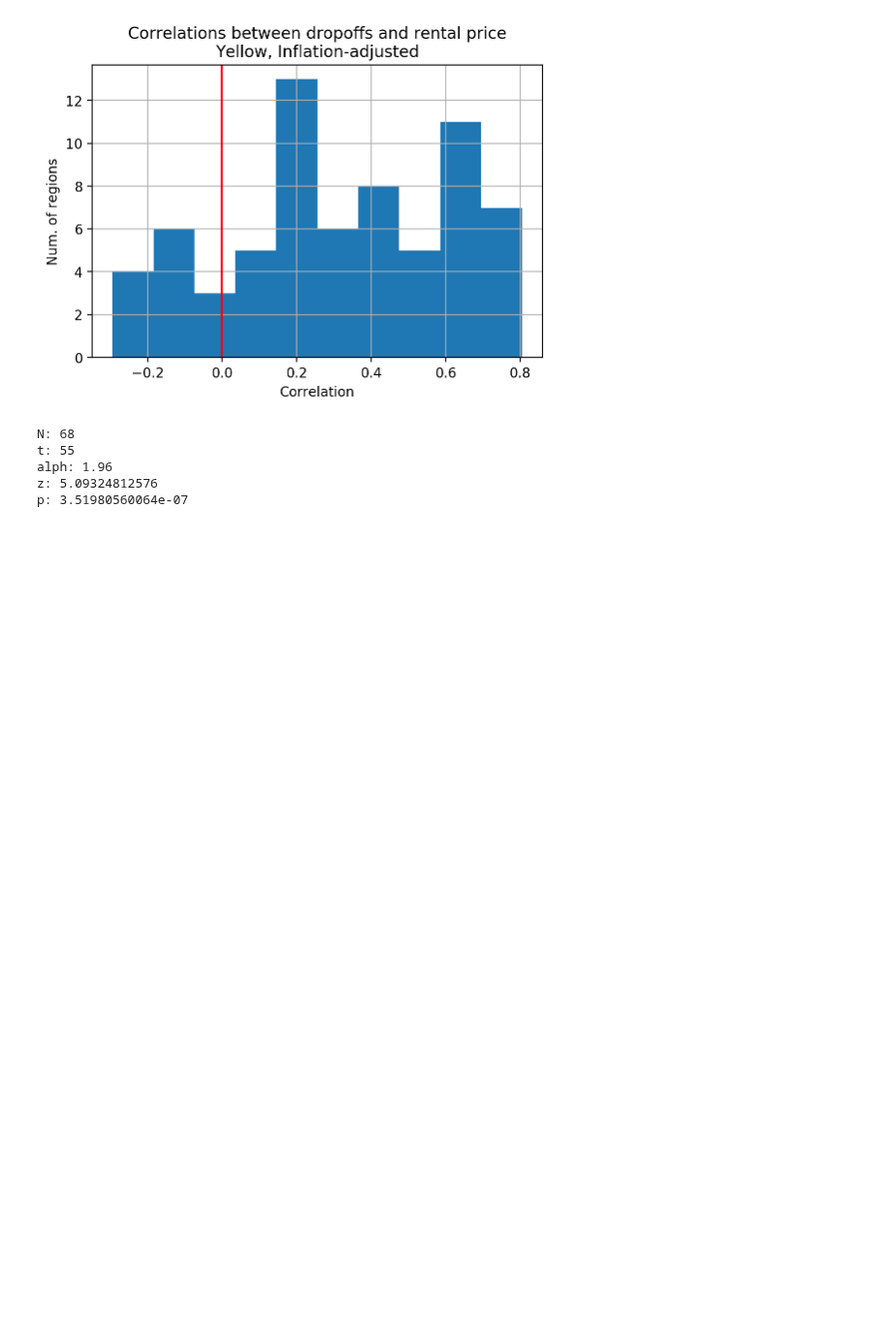
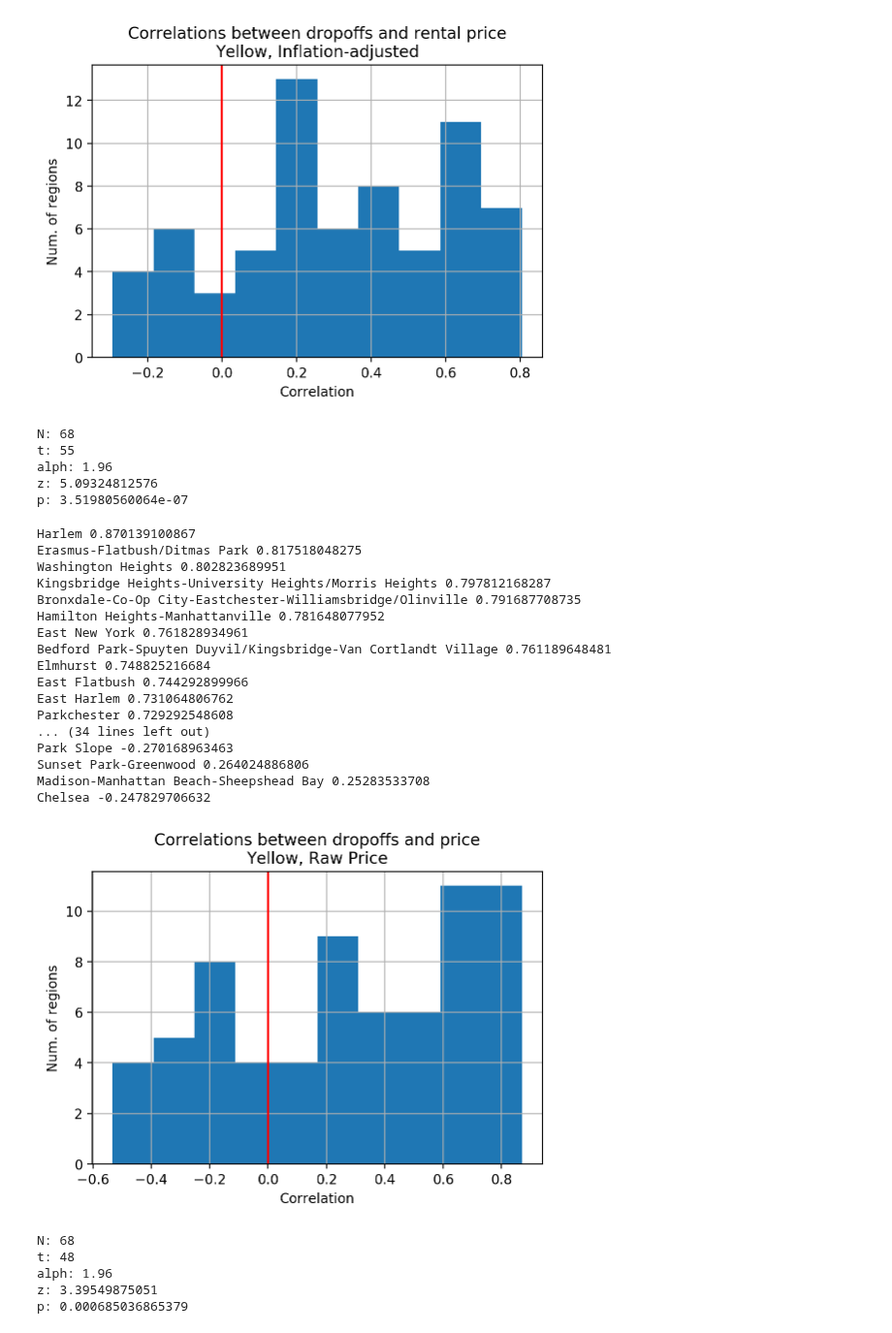
Before and after one commit to ds1004-sp17/ds1004, a Jupyter notebook: deliverable2/rent_hypothesis.ipynb, the cells around one changed output. Shown at 97% size. Cells and saved outputs as stored; diff of their text form; code cells hidden in the pictures; blank space fills up the shorter version.

```diff
--- a/deliverable2/rent_hypothesis.ipynb
+++ b/deliverable2/rent_hypothesis.ipynb
@@ -450,4 +464,32 @@ t: 55
 alph: 1.96
 z: 5.09324812576
 p: 3.51980560064e-07
+# %%
+evaluate(zillow_no_inflation, yellow,
+        'Correlations between dropoffs and price\n'
+              'Yellow, Raw Price')
+# %% [output]
+Harlem 0.870139100867
+Erasmus-Flatbush/Ditmas Park 0.817518048275
+Washington Heights 0.802823689951
+Kingsbridge Heights-University Heights/Morris Heights 0.797812168287
+Bronxdale-Co-Op City-Eastchester-Williamsbridge/Olinville 0.791687708735
+Hamilton Heights-Manhattanville 0.781648077952
+East New York 0.761828934961
+Bedford Park-Spuyten Duyvil/Kingsbridge-Van Cortlandt Village 0.761189648481
+Elmhurst 0.748825216684
+East Flatbush 0.744292899966
+East Harlem 0.731064806762
+Parkchester 0.729292548608
+... (34 lines left out)
+Park Slope -0.270168963463
+Sunset Park-Greenwood 0.264024886806
+Madison-Manhattan Beach-Sheepshead Bay 0.25283533708
+Chelsea -0.247829706632
+[figure, added]
+N: 68
+t: 48
+alph: 1.96
+z: 3.39549875051
+p: 0.000685036865379
 # %%
```
Also changed, not shown: parts of 8 cells of this notebook, 2 other files.
